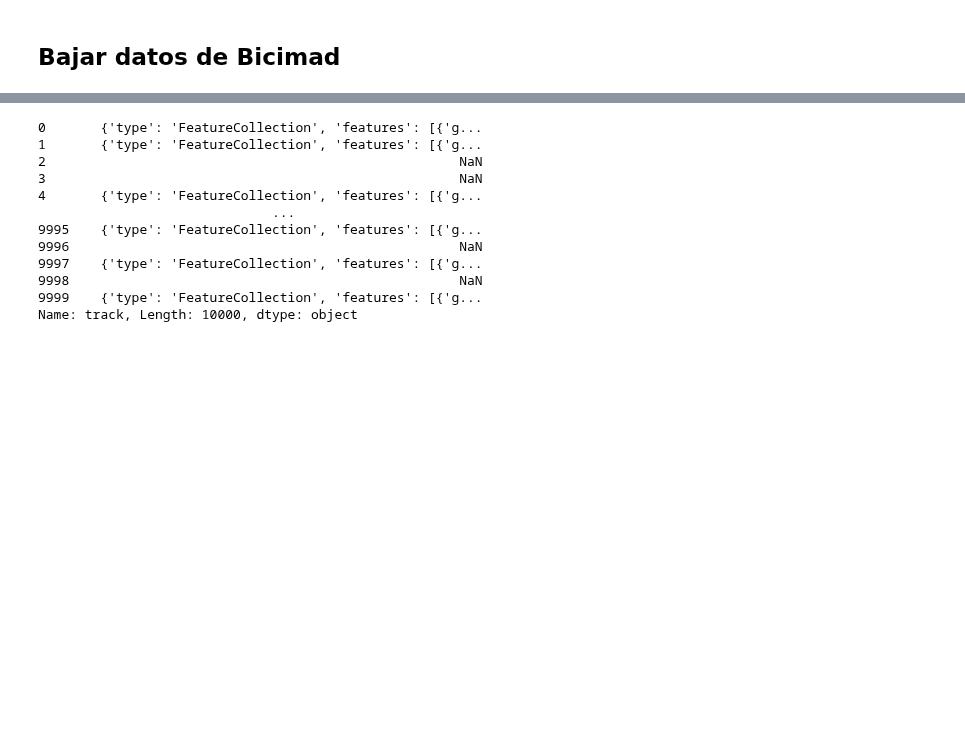
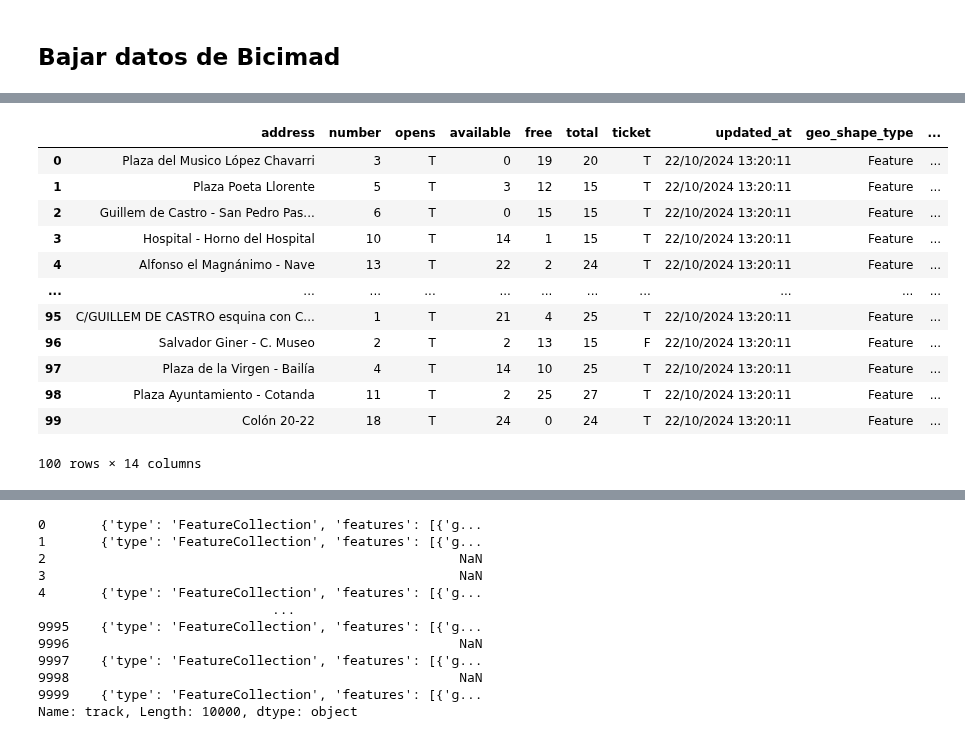
Before and after one commit to JLGOrtega/repo-clase-dsvlcsep24, a Jupyter notebook: 3-Sources/Web/Teoría/Web data.ipynb, the cells around one changed output, grey strips where cells are left out. Cells and saved outputs as stored; diff of their text form; code cells hidden in the pictures; blank space fills up the shorter version.

```diff
--- a/3-Sources/Web/Teoría/Web data.ipynb
+++ b/3-Sources/Web/Teoría/Web data.ipynb
@@ -17,3 +726,7 @@ image
 # %%
 with open("mutenrroy.jpg", 'wb') as f:
     f.write(image.content)
+# %%
+import requests
+r = requests.get("https://valencia.opendatasoft.com/api/explore/v2.1/catalog/datasets/valenbisi-disponibilitat-valenbisi-dsiponibilidad/records?available>15")
+r
@@ -19,0 +735,2 @@ with open("mutenrroy.jpg", 'wb') as f:
+# %%
+len(json.loads(r.text)["results"])
@@ -19,0 +759,4 @@ with open("mutenrroy.jpg", 'wb') as f:
+# %%
+import json
+bicis = json.loads(r.text)
+bicis
@@ -19,0 +785,69 @@ with open("mutenrroy.jpg", 'wb') as f:
+# %%
+address = []
+number = []
+opens = []
+available = []
+free = []
+total = []
+ticket = []
+updated_at = []
+geo_shape_type = []
+geo_shape_geometry_coordinates_1st = []
+geo_shape_geometry_coordinates_2nd = []
+geo_shape_geometry_type = []
+geo_point_2d_lon = []
+geo_point_2d_lat = []
+
+
+for cosas in bicis["results"]:
+
+    address.append(cosas["address"])
+    number.append(cosas["number"])
+    opens.append(cosas["open"])
+    available.append(cosas["available"])
+    free.append(cosas["free"])
+    total.append(cosas["total"])
+    ticket.append(cosas["ticket"])
+    updated_at.append(cosas["updated_at"])
+    geo_shape_type.append(cosas["geo_shape"]["type"])
+    geo_shape_geometry_coordinates_1st.append(cosas["geo_shape"]["geometry"]["coordinates"][0])
+    geo_shape_geometry_coordinates_2nd.append(cosas["geo_shape"]["geometry"]["coordinates"][1])
+    geo_shape_geometry_type.append(cosas["geo_shape"]["geometry"]["type"])
+    geo_point_2d_lon.append(cosas["geo_point_2d"]["lon"])
+    geo_point_2d_lat.append(cosas["geo_point_2d"]["lon"])
+total
+
+pd.DataFrame({
+        "address": address,
+        "number": number,
+        "opens": opens,
+        "available": available,
+        "free": free,
+        "total": total,
+        "ticket": ticket,
+        "updated_at": updated_at,
+        "geo_shape_type": geo_shape_type,
+        "geo_shape_geometry_coordinates_1st": geo_shape_geometry_coordinates_1st,
+        "geo_shape_geometry_coordinates_2nd": geo_shape_geometry_coordinates_2nd,
+        "geo_shape_geometry_type": geo_shape_geometry_type,
+        "geo_point_2d_lon": geo_point_2d_lon,
+        "geo_point_2d_lat": geo_point_2d_lat
+
+
+
+
+})
+# %% [output]
+|  | address | number | opens | available | free | total | ticket | updated_at | geo_shape_type | ... |
+| 0 | Plaza del Musico López Chavarri | 3 | T | 0 | 19 | 20 | T | 22/10/2024 13:20:11 | Feature | ... |
+| 1 | Plaza Poeta Llorente | 5 | T | 3 | 12 | 15 | T | 22/10/2024 13:20:11 | Feature | ... |
+| 2 | Guillem de Castro - San Pedro Pas... | 6 | T | 0 | 15 | 15 | T | 22/10/2024 13:20:11 | Feature | ... |
+| 3 | Hospital - Horno del Hospital | 10 | T | 14 | 1 | 15 | T | 22/10/2024 13:20:11 | Feature | ... |
+| 4 | Alfonso el Magnánimo - Nave | 13 | T | 22 | 2 | 24 | T | 22/10/2024 13:20:11 | Feature | ... |
+| ... | ... | ... | ... | ... | ... | ... | ... | ... | ... | ... |
+| 95 | C/GUILLEM DE CASTRO esquina con C... | 1 | T | 21 | 4 | 25 | T | 22/10/2024 13:20:11 | Feature | ... |
+| 96 | Salvador Giner - C. Museo | 2 | T | 2 | 13 | 15 | F | 22/10/2024 13:20:11 | Feature | ... |
+| 97 | Plaza de la Virgen - Bailía | 4 | T | 14 | 10 | 25 | T | 22/10/2024 13:20:11 | Feature | ... |
+| 98 | Plaza Ayuntamiento - Cotanda | 11 | T | 2 | 25 | 27 | T | 22/10/2024 13:20:11 | Feature | ... |
+| 99 | Colón 20-22 | 18 | T | 24 | 0 | 24 | T | 22/10/2024 13:20:11 | Feature | ... |
+100 rows × 14 columns
```
Also changed, not shown: parts of 11 cells of this notebook, 5 other files.
